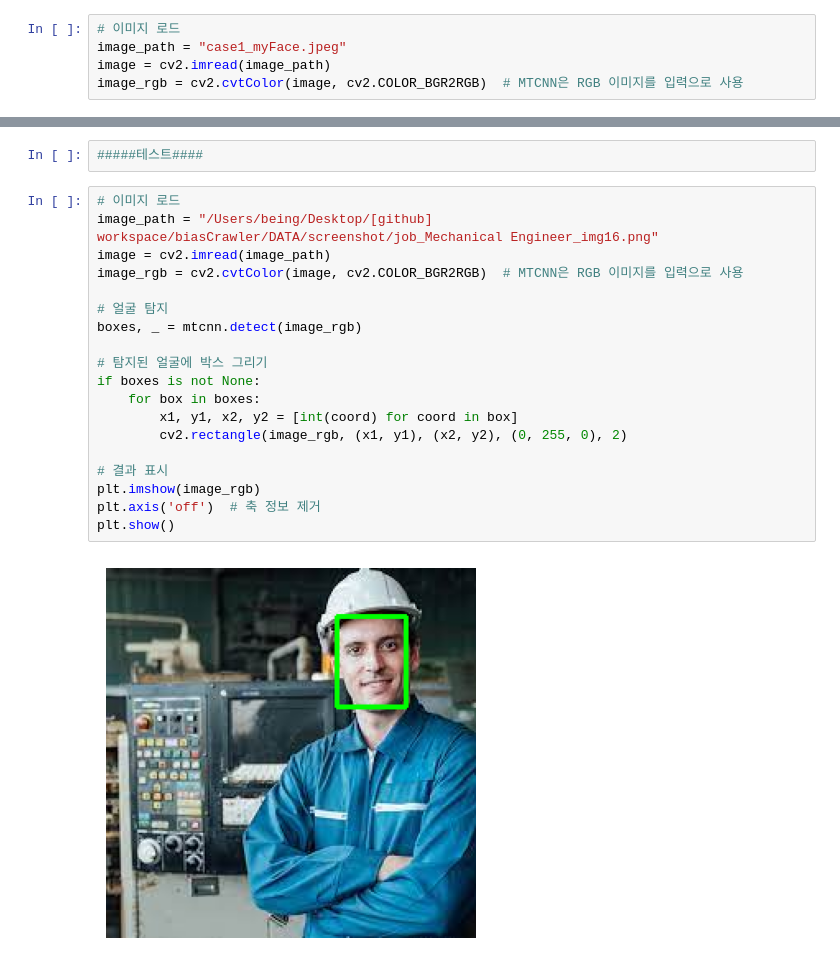
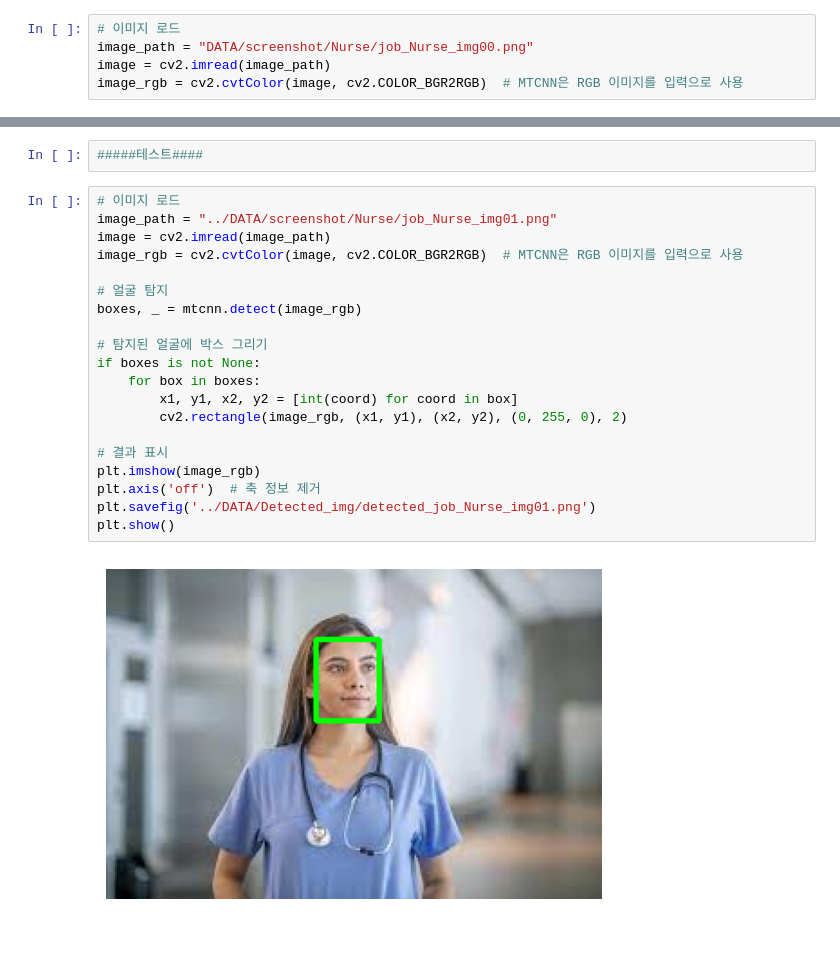
Before and after one commit to being0606/biasCrawler, a Jupyter notebook: FaceDector/faceDetector.v1.ipynb, the cells around one changed output, grey strips where cells are left out. Drawn from its saved outputs; the diff is of its cells as text; blank space fills up the shorter version.

Commit message:
add detected model img

```diff
--- a/FaceDector/faceDetector.v1.ipynb
+++ b/FaceDector/faceDetector.v1.ipynb
@@ -27,7 +27,7 @@ from facenet_pytorch import MTCNN
 mtcnn = MTCNN()
 # %%
 # 이미지 로드
-image_path = "case1_myFace.jpeg"
+image_path = "DATA/screenshot/Nurse/job_Nurse_img00.png"
 image = cv2.imread(image_path)
 image_rgb = cv2.cvtColor(image, cv2.COLOR_BGR2RGB)  # MTCNN은 RGB 이미지를 입력으로 사용
 # %% [output]
@@ -53,24 +53,25 @@ NameError: name 'image_rgb' is not defined
 #####테스트####
 # %%
 # 이미지 로드
-image_path = "/Users/being/Desktop/[github] workspace/biasCrawler/DATA/screenshot/job_Mechanical Engineer_img16.png"
+image_path = "../DATA/screenshot/Nurse/job_Nurse_img01.png"
 image = cv2.imread(image_path)
 image_rgb = cv2.cvtColor(image, cv2.COLOR_BGR2RGB)  # MTCNN은 RGB 이미지를 입력으로 사용
 
 # 얼굴 탐지
 boxes, _ = mtcnn.detect(image_rgb)
 
 # 탐지된 얼굴에 박스 그리기
 if boxes is not None:
     for box in boxes:
         x1, y1, x2, y2 = [int(coord) for coord in box]
         cv2.rectangle(image_rgb, (x1, y1), (x2, y2), (0, 255, 0), 2)
 
 # 결과 표시
 plt.imshow(image_rgb)
 plt.axis('off')  # 축 정보 제거
+plt.savefig('../DATA/Detected_img/detected_job_Nurse_img01.png')
 plt.show()
 # %% [output]
-[figure, old version]
+[figure, new version]
 # %%
 # 이미지 로드
```
Also changed, not shown: parts of 4 cells of this notebook, 5 other files.
